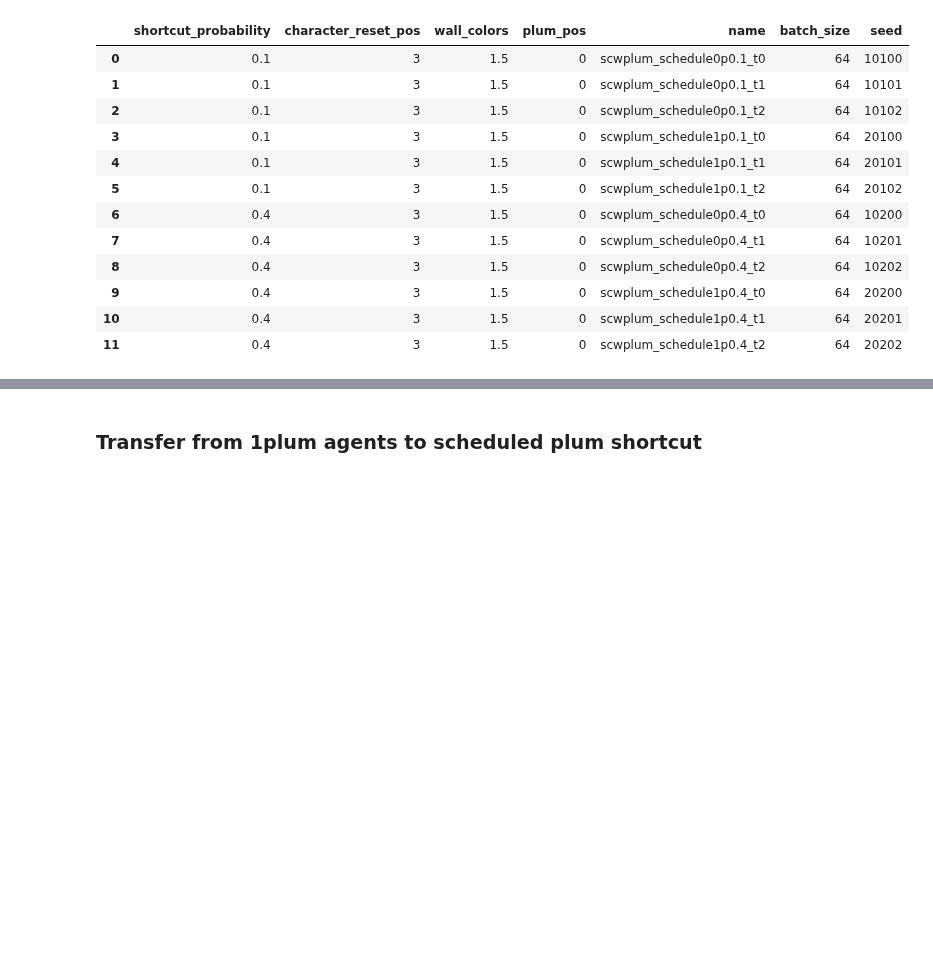
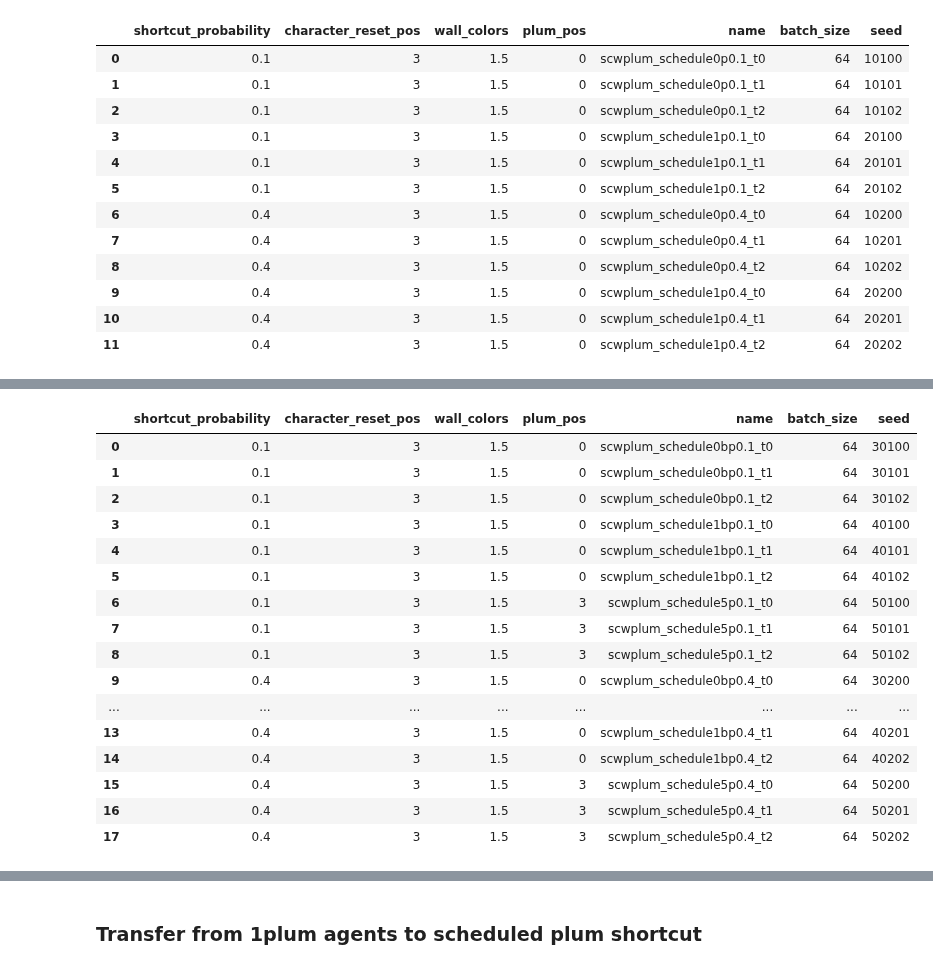
Before and after one commit to liuandrew/ppo_aux, a Jupyter notebook: write_and_test/write_experiments.ipynb, the cells around one changed output, grey strips where cells are left out. Saved outputs shown, nothing was run; the diff lists cells and outputs as text; code cells hidden in the pictures; blank space fills up the shorter version.

```diff
--- a/write_and_test/write_experiments.ipynb
+++ b/write_and_test/write_experiments.ipynb
@@ -4259,0 +4262,85 @@ pd.DataFrame(rows)
+# %%
+num_trials = 3
+probs = [0.1, 0.4]
+tasks = [1, 2] # original plum envs
+rows = []
+batch = 64
+
+schedules = [
+    [0, 100_000, 200_000, 300_000],
+    [0, 200_000, 400_000, 600_000],
+    [0]
+]
+schedule_labels = ['0b', '1b', 5]
+step_args = [[0, 1, 2, 3], [0, 1, 2, 3], [3]]
+
+for n, p in enumerate(probs):
+    for l, schedule in enumerate(schedules):
+        for i in range(num_trials):
+            schedule_label = schedule_labels[l]
+            step_arg = step_args[l]
+
+            exp_name = f'scwplum_schedule{schedule_label}p{p}_t{i}'
+
+            env_kwargs = {'shortcut_probability': p,
+                          'character_reset_pos': 3,
+                          'wall_colors': 1.5,
+                          'plum_pos': step_arg[0]}
+            seed = i + 100*(n+1) + 10000*(l+1)+20000
+            row = env_kwargs.copy()
+            row['name'] = exp_name
+            row['batch_size'] = batch
+            row['seed'] = seed
+
+
+
+            rows.append(row)
+            config = {
+                'wandb_project_name': 'Nav_Shared_Layers',
+                'exp_name': exp_name,
+                'save_name': exp_name,
+                'num_env_steps': 3000000,
+                'env_name': 'ShortcutNav-v0',
+                'algo': 'ppo',
+                'num_mini_batch': 10,
+                'num_processes': 100,
+                'num_steps': batch,
+
+                'normalize': False,
+
+                'checkpoint_interval': 10,
+                'save_dir': 'scwplum',
+
+                'recurrent': True,
+                'seed': seed,
+                'no_cuda': True,
+                'env_kwargs': env_kwargs,
+
+                'nn_base': 'DelayedRNNPPO',
+                'nn_base_kwargs': {'hidden_size': 64},
+
+                'use_universal_step': {'on': True, 'schedule': schedule,
+                                       'step_args': step_arg}
+            }
+
+            pickle.dump(config, open('../experiment_configs/' + exp_name, 'wb'))
+
+pd.DataFrame(rows)
+# %% [output]
+|  | shortcut_probability | character_reset_pos | wall_colors | plum_pos | name | batch_size | seed |
+| 0 | 0.1 | 3 | 1.5 | 0 | scwplum_schedule0bp0.1_t0 | 64 | 30100 |
+| 1 | 0.1 | 3 | 1.5 | 0 | scwplum_schedule0bp0.1_t1 | 64 | 30101 |
+| 2 | 0.1 | 3 | 1.5 | 0 | scwplum_schedule0bp0.1_t2 | 64 | 30102 |
+| 3 | 0.1 | 3 | 1.5 | 0 | scwplum_schedule1bp0.1_t0 | 64 | 40100 |
+| 4 | 0.1 | 3 | 1.5 | 0 | scwplum_schedule1bp0.1_t1 | 64 | 40101 |
+| 5 | 0.1 | 3 | 1.5 | 0 | scwplum_schedule1bp0.1_t2 | 64 | 40102 |
+| 6 | 0.1 | 3 | 1.5 | 3 | scwplum_schedule5p0.1_t0 | 64 | 50100 |
+| 7 | 0.1 | 3 | 1.5 | 3 | scwplum_schedule5p0.1_t1 | 64 | 50101 |
+| 8 | 0.1 | 3 | 1.5 | 3 | scwplum_schedule5p0.1_t2 | 64 | 50102 |
+| 9 | 0.4 | 3 | 1.5 | 0 | scwplum_schedule0bp0.4_t0 | 64 | 30200 |
+| ... | ... | ... | ... | ... | ... | ... | ... |
+| 13 | 0.4 | 3 | 1.5 | 0 | scwplum_schedule1bp0.4_t1 | 64 | 40201 |
+| 14 | 0.4 | 3 | 1.5 | 0 | scwplum_schedule1bp0.4_t2 | 64 | 40202 |
+| 15 | 0.4 | 3 | 1.5 | 3 | scwplum_schedule5p0.4_t0 | 64 | 50200 |
+| 16 | 0.4 | 3 | 1.5 | 3 | scwplum_schedule5p0.4_t1 | 64 | 50201 |
+| 17 | 0.4 | 3 | 1.5 | 3 | scwplum_schedule5p0.4_t2 | 64 | 50202 |
```
Also changed, not shown: parts of 9 cells of this notebook, 5 other files.
